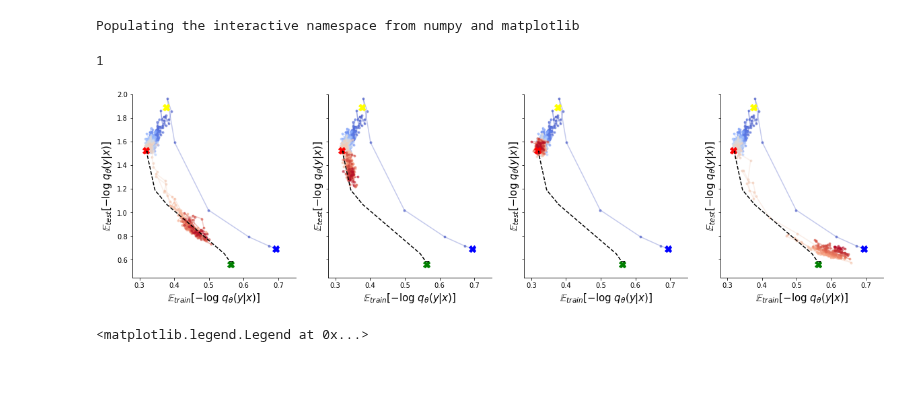
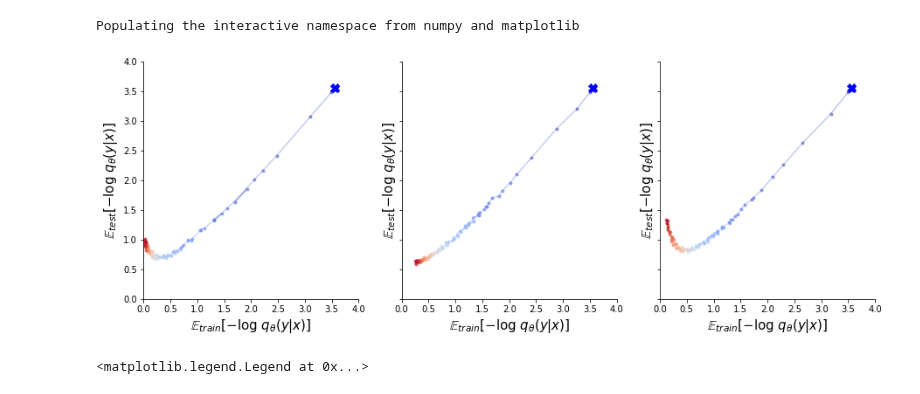
Before and after one commit to mfederici/JADE, a Jupyter notebook: results.ipynb, the cells around one changed output. Drawn from its saved outputs; the diff is of its cells as text; code cells hidden in the pictures.

```diff
--- a/results.ipynb
+++ b/results.ipynb
@@ -39,12 +39,12 @@ sweeps = {
         'vREx':{'id':'7jxcnbit', 'color':'b','sortkey':'model.params.beta_scheduler.params.end_value'},
         'EI':{'id':'965r8yyo', 'color':'k', 'sortkey':'model.params.beta_scheduler.params.end_value'}, #increase adv-steps
         #'ERM': {'id':'57ztrhmp', 'color':'purple', 'sortkey':'model.params.beta_scheduler.params.end_value'},
+    },
+    'SpeechCommands':{
+        'ERM': {'id':'4sxucih2', 'color':'r', 'sortkey':'model.encoder.dropout'},
+        'vREx': {'id':'i410isxi', 'color':'b','sortkey':'model.params.beta_scheduler.params.end_value'}
     }
 }
-# %%
-(torch.argmax(torch.eye(5),1)==torch.ones(5).unsqueeze(1).long().squeeze()).sum().item()
-# %% [output]
-1
 # %%
 def get_last_mixed_data(run, consider_last=None):
         if consider_last is None:
@@ -76,7 +76,12 @@ process_run = {
     'CMNIST_v2': {
         'get_last': get_last_data,
         'get_all': get_last_data
+    },
+    'SpeechCommands': {
+        'get_last': get_last_data,
+        'get_all': get_last_data
     }
+
 }
 # %%
 t_results = {
@@ -248,6 +253,22 @@ t_results = {
 
             }
         }
+    },
+    'SpeechCommands':{
+        'lims':{
+            'x': [0,4],
+            'y': [0,4],
+        },
+        'plot':{
+            'p_{train}(y)': {
+                'coord':[3.5553480614894135, 3.5553480614894135],
+                'params':{
+                    'color': 'blue',
+                    'marker': 'X',
+                    'markersize': 10
+                }
+            },
+        }
     }
 }
 
@@ -261,36 +282,36 @@ def decorate_plot(config, ax):
     ax.set_xlabel('$\\mathbb{E}_{train}[-\\log\\ q_\\theta(y|x)]$', size=15)
     ax.set_ylabel('$\\mathbb{E}_{test}[-\\log\\ q_\\theta(y|x)]$', size=15)
 # %%
-dataset = 'CMNIST_v2'
-model = 'ECI'
+dataset = 'SpeechCommands'
+model = 'ERM'
 
 sweep = api.sweep('causal-mib/%s'%sweeps[dataset][model]['id'])
 
 cmap = plt.get_cmap('coolwarm')
 
 f, ax = plt.subplots(1,len(sweep.runs), figsize=(5*len(sweep.runs),5), sharex=True, sharey=True)
 if len(sweep.runs)==1:
     ax = [ax]
 
 sns.despine()
 
 for j,run in enumerate(sweep.runs):
     run_data = process_run[dataset]['get_all'](run)
     colors = np.array([cmap(v/run_data['step'].values.max()) for v in run_data['step'].values])
 
     for i in range(len(colors)):
         ax[j].plot(run_data['train'][i], run_data['test'][i],'.',color=colors[i], alpha=0.5)
         ax[j].plot(run_data['train'][i:i+2], run_data['test'][i:i+2],'-',color=colors[i], alpha=0.3)
 
     decorate_plot(t_results[dataset], ax[j])
 
 
 
         #ax[j].set_title(run_name, fontsize=20)
 
 #ax[-1].legend(fontsize=12)
 # %% [output]
-[figure, old version]
+[figure, new version]
 # %%
 
 
```
Also changed, not shown: 2 other files.
